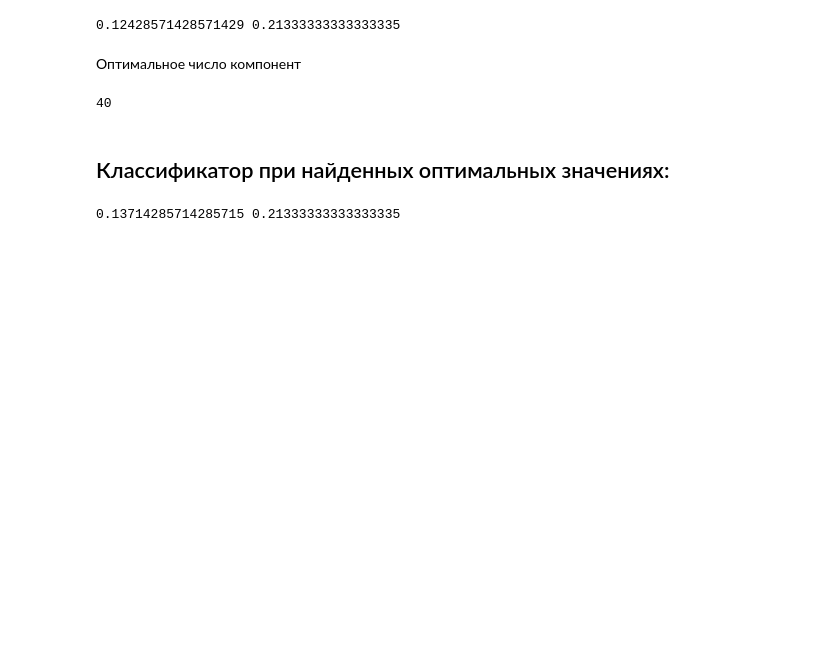
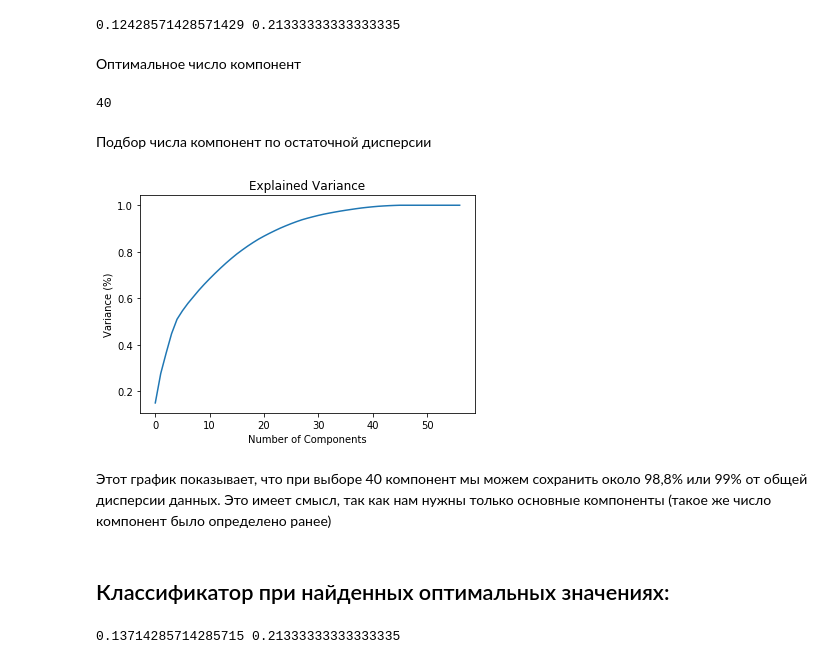
Before and after one commit to SokolovaNastya/MachineLearning, a Jupyter notebook: lab1/Lab1_GermanCreditData.ipynb, the cells around one changed output. Drawn from its saved outputs; the diff is of its cells as text; code cells hidden in the pictures; blank space fills up the shorter version.

Commit message:
added explained variance

```diff
--- a/lab1/Lab1_GermanCreditData.ipynb
+++ b/lab1/Lab1_GermanCreditData.ipynb
@@ -1543,6 +1543,21 @@ components_opt = components_arr[index]
 print(components_opt)
 # %% [output]
 40
+# %% [markdown]
+Подбор числа компонент по остаточной дисперсии
+# %%
+pca = PCA().fit(X_train)
+#Plotting the Cumulative Summation of the Explained Variance
+plt.figure()
+plt.plot(np.cumsum(pca.explained_variance_ratio_))
+plt.xlabel('Number of Components')
+plt.ylabel('Variance (%)') #for each component
+plt.title('Explained Variance')
+plt.show()
+# %% [output]
+[figure, added]
+# %% [markdown]
+Этот график показывает, что при выборе 40 компонент мы можем сохранить около 98,8% или 99% от общей дисперсии данных. Это имеет смысл, так как нам нужны только основные компоненты (такое же число компонент было определено ранее)
 # %% [markdown]
 ## Классификатор при найденных оптимальных значениях:
 # %%
```
